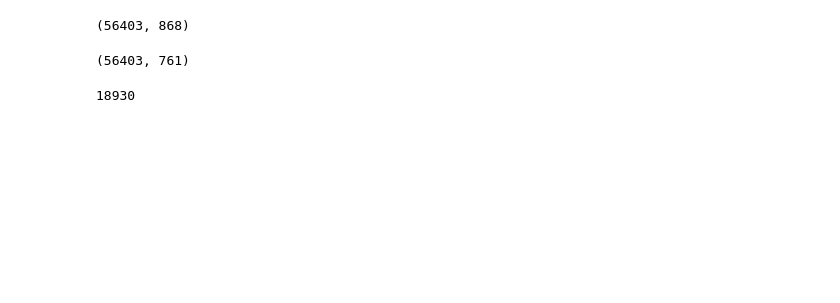
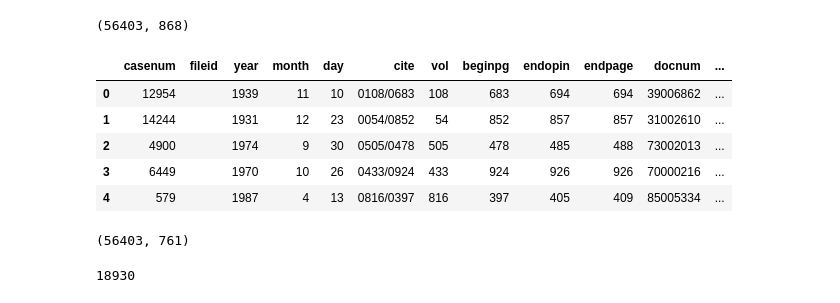
Before and after one commit to adithyap/mlcs16, a Jupyter notebook: votelist2.5.ipynb, the cells around one changed output. Saved outputs shown, nothing was run; the diff lists cells and outputs as text; code cells hidden in the pictures; blank space fills up the shorter version.

```diff
--- a/votelist2.5.ipynb
+++ b/votelist2.5.ipynb
@@ -9,7 +9,7 @@ pd.set_option('max_columns',2000)
 np.set_printoptions()
 # %%
 #df = pd.read_stata('/scratch/sv1239/projects/mlcs/raw/Votelevel_stuffjan2013.dta')
-df = pd.read_stata('Votelevel_stuffjan2013.dta')
+df = pd.read_stata('../Votelevel_stuffjan2013.dta')
 # %%
 df.shape
 # %% [output]
@@ -32,6 +32,15 @@ del_cols = ['fileid','cite','vol','beginpg','endopin','endpage','docnum','priorp
 #               'applfrom','adminrev','opinstat','treat','classact','crossapp','counsel1','counsel2','sanction',
 #               'initiate','numappel','appnatpr','appnatpr','appbus','appnonp','appfed','appsubst','appstate',
 #               'appfiduc','ap_stid','genapel1','bank_ap1','genapel2','bank_ap2','appel1','appel2',]
+# %%
+df.head()
+# %% [output]
+|  | casenum | fileid | year | month | day | cite | vol | beginpg | endopin | endpage | docnum | ... |
+| 0 | 12954 |  | 1939 | 11 | 10 | 0108/0683 | 108 | 683 | 694 | 694 | 39006862 | ... |
+| 1 | 14244 |  | 1931 | 12 | 23 | 0054/0852 | 54 | 852 | 857 | 857 | 31002610 | ... |
+| 2 | 4900 |  | 1974 | 9 | 30 | 0505/0478 | 505 | 478 | 485 | 488 | 73002013 | ... |
+| 3 | 6449 |  | 1970 | 10 | 26 | 0433/0924 | 433 | 924 | 926 | 926 | 70000216 | ... |
+| 4 | 579 |  | 1987 | 4 | 13 | 0816/0397 | 816 | 397 | 405 | 409 | 85005334 | ... |
 # %%
 df.drop(labels=del_cols,axis=1,inplace=True)
 # %%
```
Also changed, not shown: parts of 1 cell of this notebook, 1 other file.
